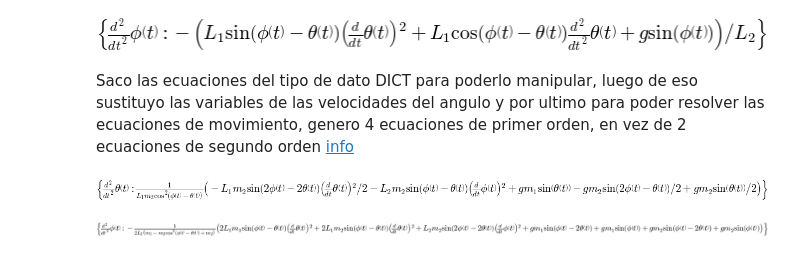
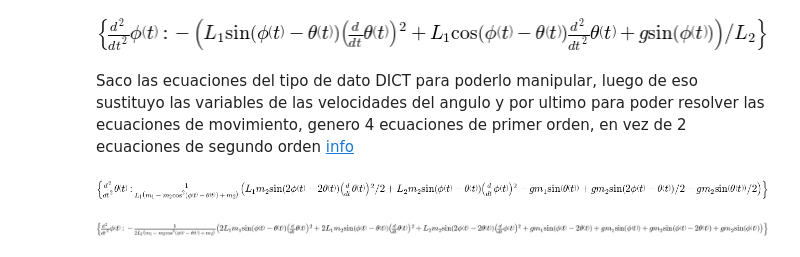
Before and after one commit to mikesneider/ModelamientoMatematico, a Jupyter notebook: DoublePendulum_Mike.ipynb, the cells around one changed output. Saved outputs shown, nothing was run; the diff lists cells and outputs as text; code cells hidden in the pictures.

```diff
--- a/DoublePendulum_Mike.ipynb
+++ b/DoublePendulum_Mike.ipynb
@@ -52,7 +52,7 @@ Ecuación para la energía potencial
 **Ecuación para la energía cinética**
 <img src="imgs/energiaCinetica.JPG"/>
 # %%
-K = (m1*(sym.diff(x1,t)**2+sym.diff(y1,t)**2)/2 + (m2*(sym.diff(x2,t)**2 + sym.diff(y2,t)**2)/2))
+K = ((m1/2)*(sym.diff(x1,t)**2+sym.diff(y1,t)**2)) + ((m2/2)*(sym.diff(x2,t)**2 + sym.diff(y2,t)**2))
 print("El Lagrangiano (L) de un sistema está definido por la diferencia entre energía cinética y energía potencial")
 L = K-P
 sym.simplify(L)
@@ -114,11 +118,11 @@ diffPhi2 = phi2[sym.diff(phi(t),t,t)]
 # %%
 #sustituyo en diffPhi2 en diffTheta2 y luego resuelvo
 diffTheta3 = sym.Eq(diffTheta2,sym.diff(theta(t),t,t))
-diffTheta2IN = diffTheta2.subs({(sym.diff(phi(t),t,t)): diffPhi2})
+diffTheta2IN = diffTheta3.subs({(sym.diff(phi(t),t,t)): diffPhi2})
 p3 = sym.solvers.solve([diffTheta2IN],[sym.diff(theta(t),t,t)])
 sym.simplify(p3)
 # %% [output]
-[figure, old version]
+[figure, new version]
 # %%
 #sustituyo en diffTheta2 en diffPhi2 y luego resuelvo
 diffPhi3 = sym.Eq(diffPhi2,sym.diff(phi(t),t,t))
```
Also changed, not shown: parts of 13 cells of this notebook.
